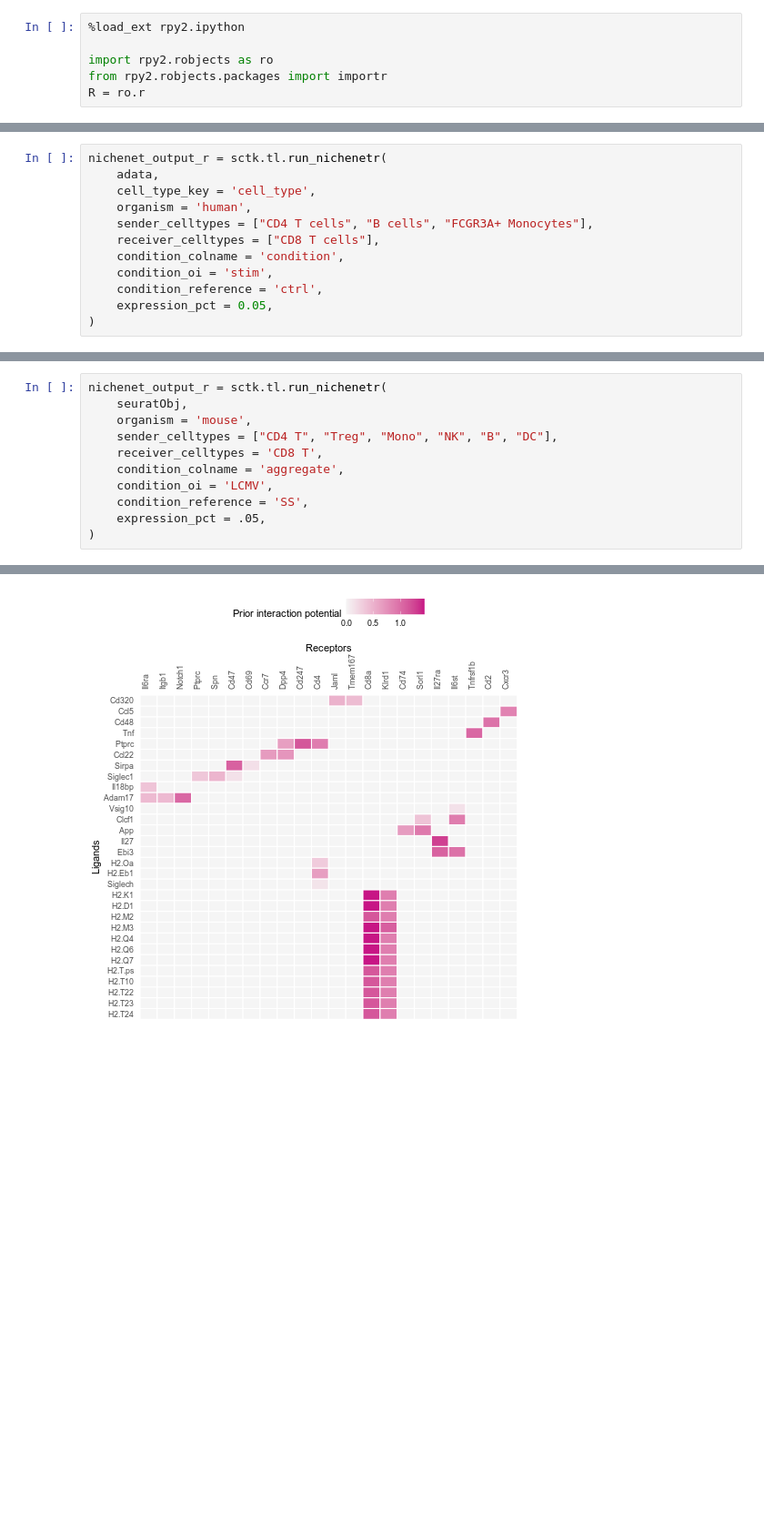
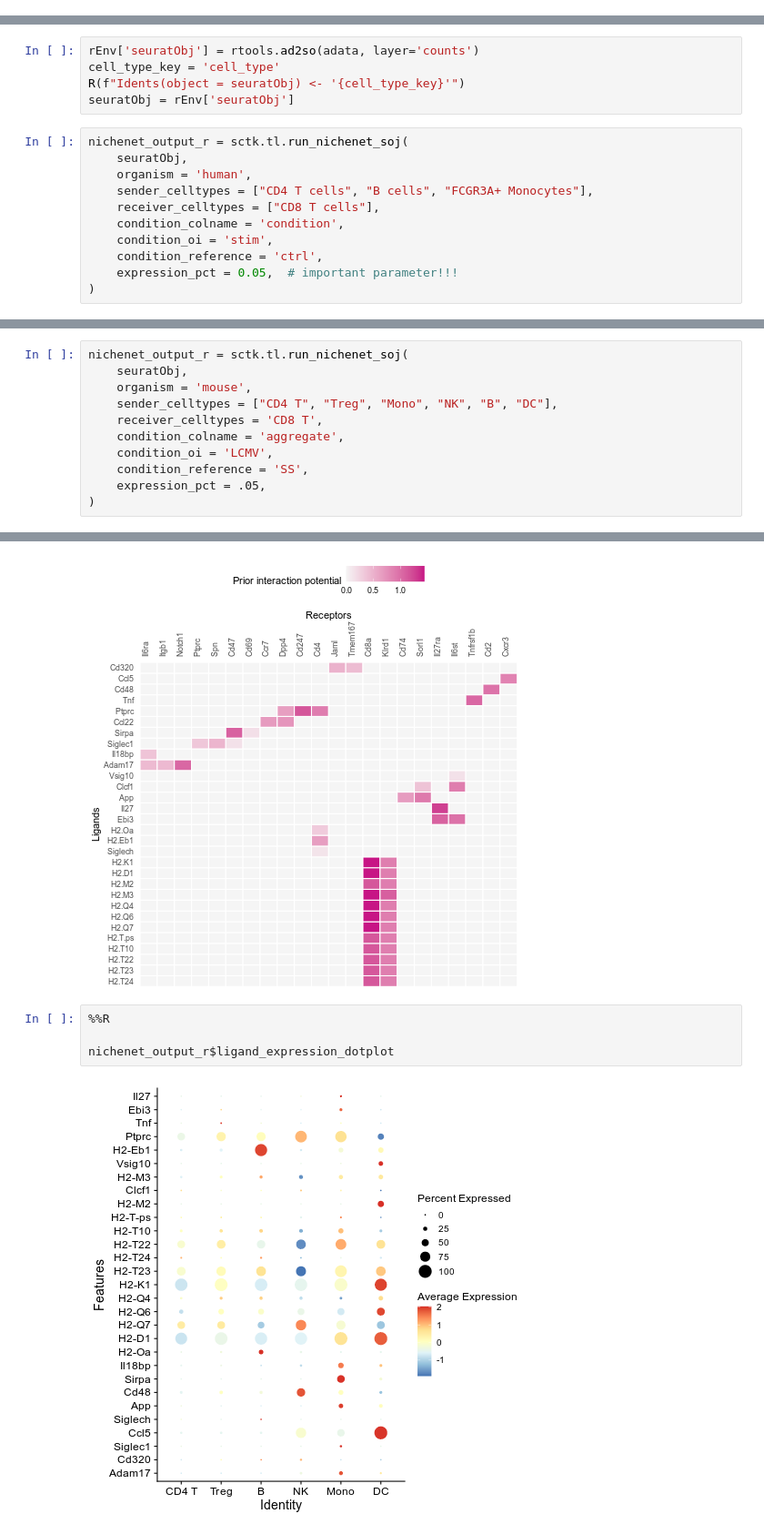
Before and after one commit to WeipengMO/sctk-tutorials, a Jupyter notebook: tools/nichenet.ipynb, the cells around one changed output, grey strips where cells are left out. Shown at 91% size. Cells and saved outputs as stored; diff of their text form; blank space fills up the shorter version.

Commit message:
update nichenet

```diff
--- a/tools/nichenet.ipynb
+++ b/tools/nichenet.ipynb
@@ -37,6 +37,0 @@ R = ro.r
-# %%
-%load_ext rpy2.ipython
-
-import rpy2.robjects as ro
-from rpy2.robjects.packages import importr
-R = ro.r
@@ -64,16 +56,20 @@ sctk.pp.layer_pp(adata)
 # %%
 adata.obs = adata.obs.rename({"label": "condition", "replicate": "patient"}, axis=1)
+# %%
+rEnv['seuratObj'] = rtools.ad2so(adata, layer='counts')
+cell_type_key = 'cell_type'
+R(f"Idents(object = seuratObj) <- '{cell_type_key}'")
+seuratObj = rEnv['seuratObj']
 # %%
-nichenet_output_r = sctk.tl.run_nichenetr(
-    adata,
-    cell_type_key = 'cell_type',
+nichenet_output_r = sctk.tl.run_nichenet_soj(
+    seuratObj,
     organism = 'human',
     sender_celltypes = ["CD4 T cells", "B cells", "FCGR3A+ Monocytes"],
     receiver_celltypes = ["CD8 T cells"],
     condition_colname = 'condition',
     condition_oi = 'stim',
     condition_reference = 'ctrl',
-    expression_pct = 0.05,
+    expression_pct = 0.05,  # important parameter!!!
 )
 # %% [output]
 [1] "The RNA assay will be used for the analysis."
@@ -234,5 +234,5 @@ Object representation is consistent with the most current Seurat version
 # %%
-nichenet_output_r = sctk.tl.run_nichenetr(
+nichenet_output_r = sctk.tl.run_nichenet_soj(
     seuratObj,
     organism = 'mouse',
     sender_celltypes = ["CD4 T", "Treg", "Mono", "NK", "B", "DC"],
@@ -269,3 +272,9 @@ nichenet_output_r$ligand_target_heatmap
 nichenet_output_r$ligand_receptor_heatmap
 # %% [output]
 [figure]
+# %%
+%%R
+
+nichenet_output_r$ligand_expression_dotplot
+# %% [output]
+[figure, added]
```
Also changed, not shown: parts of 27 cells of this notebook.
